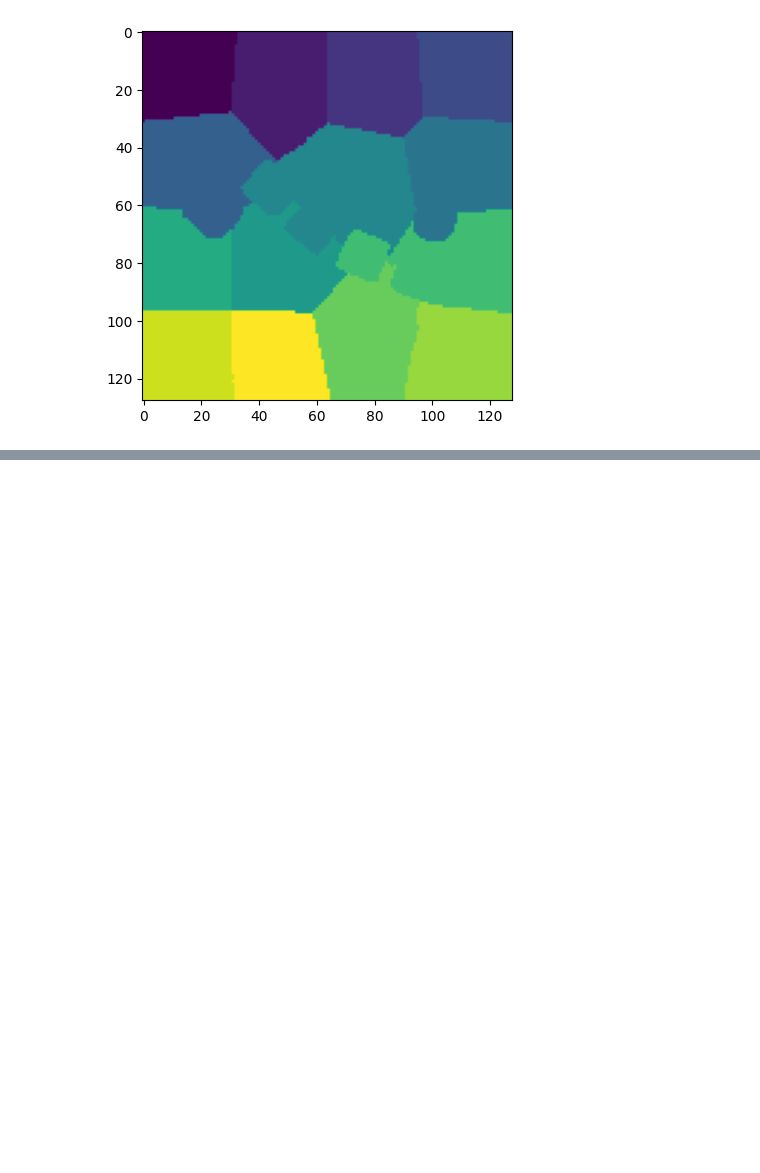
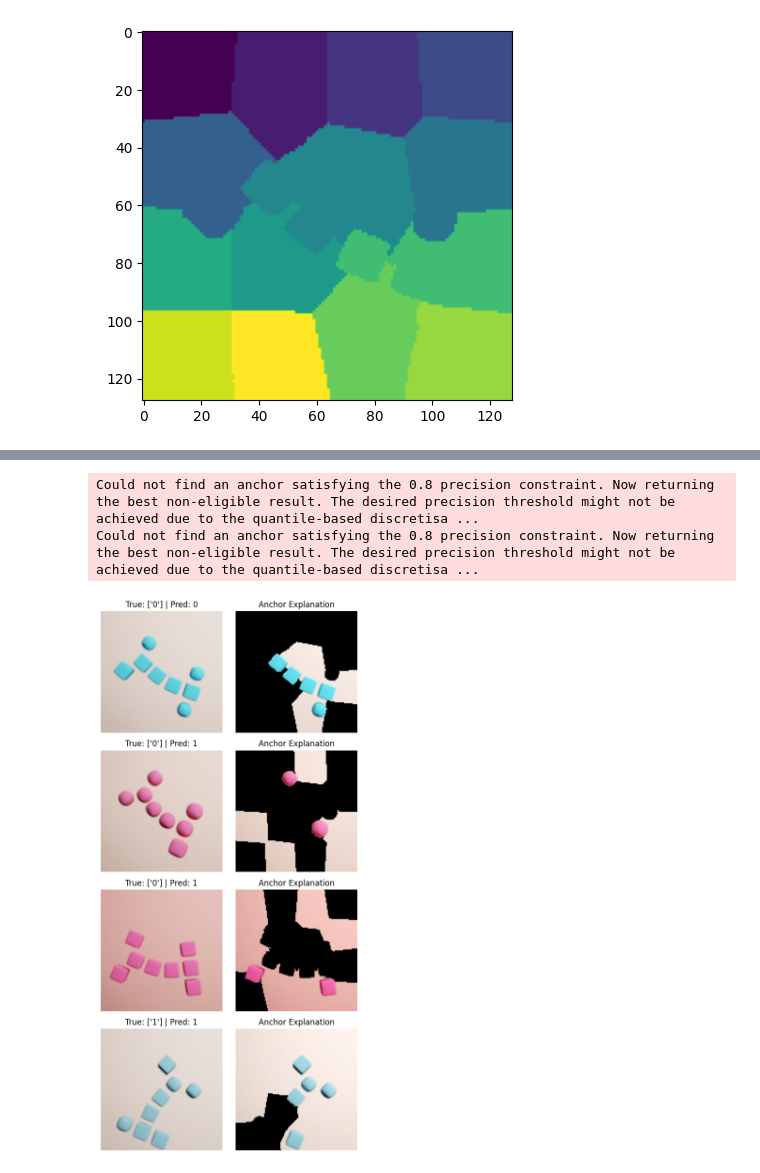
Before and after one commit to davidsjohnson/blockies-xai, a Jupyter notebook: Anchor_XAI.ipynb, the cells around one changed output, grey strips where cells are left out. Drawn from its saved outputs; the diff is of its cells as text; code cells hidden in the pictures; blank space fills up the shorter version.

Commit message:
update Anchor XAI

```diff
--- a/Anchor_XAI.ipynb
+++ b/Anchor_XAI.ipynb
@@ -308,0 +317,47 @@ plt.imshow(explanation.segments);
+# %%
+def load_image(image_path):
+    img = Image.open(image_path).convert('RGB')
+    return np.array(img).astype(np.float32) / 255.0
+true_labels = [
+    test_df[test_df['filename'] == '0a1a0027-f1c1-4bc7-a62c-3812673f12fb.png']['ill'].values,
+    test_df[test_df['filename'] == '0eeac9ec-b59f-406d-9752-72311016944a.png']['ill'].values,
+    test_df[test_df['filename'] == 'e44cffcb-de22-43bc-bacc-e5b180afc909.png']['ill'].values,
+    test_df[test_df['filename'] == '66505f70-54d4-4cdf-92f4-dfd688273d3c.png']['ill'].values,
+]
+# Parameters
+image_paths = [
+    "data/two4two_datasets/sick_ones_bendbias_v3_2class_normal/test/0a1a0027-f1c1-4bc7-a62c-3812673f12fb.png",
+    "data/two4two_datasets/sick_ones_bendbias_v3_2class_normal/test/0eeac9ec-b59f-406d-9752-72311016944a.png",
+    "data/two4two_datasets/sick_ones_bendbias_v3_2class_normal/test/e44cffcb-de22-43bc-bacc-e5b180afc909.png",
+    "data/two4two_datasets/sick_ones_bendbias_v3_2class_normal/test/66505f70-54d4-4cdf-92f4-dfd688273d3c.png"
+]
+
+image_shape = (299, 299, 3)
+segmentation_fn = 'slic'
+seg_kwargs = {'n_segments': 15, 'compactness': 20, 'sigma': 0.5, 'start_label': 0}
+explainer = AnchorImage(predict_fn, image_shape, segmentation_fn=segmentation_fn, segmentation_kwargs=seg_kwargs)
+
+# Explanation loop
+fig, axes = plt.subplots(len(image_paths), 2, figsize=(6, 3 * len(image_paths)))
+if len(image_paths) == 1:
+    axes = np.expand_dims(axes, 0)
+
+for idx, (path, true_label) in enumerate(zip(image_paths, true_labels)):
+    img_np = load_image(path)
+    explanation = explainer.explain(img_np, threshold=0.80, p_sample=0.5, tau=0.25)
+    pred_label = predict_fn(np.expand_dims(img_np, 0))[0]
+
+    axes[idx, 0].imshow(img_np)
+    axes[idx, 0].set_title(f'True: {true_label} | Pred: {pred_label}')
+    axes[idx, 0].axis('off')
+
+    axes[idx, 1].imshow(explanation.anchor)
+    axes[idx, 1].set_title('Anchor Explanation')
+    axes[idx, 1].axis('off')
+
+plt.tight_layout()
+plt.show()
+# %% [output]
+Could not find an anchor satisfying the 0.8 precision constraint. Now returning the best non-eligible result. The desired precision threshold might not be achieved due to the quantile-based discretisa ...
+Could not find an anchor satisfying the 0.8 precision constraint. Now returning the best non-eligible result. The desired precision threshold might not be achieved due to the quantile-based discretisa ...
+[figure, added]
```
Also changed, not shown: parts of 2 cells of this notebook.
